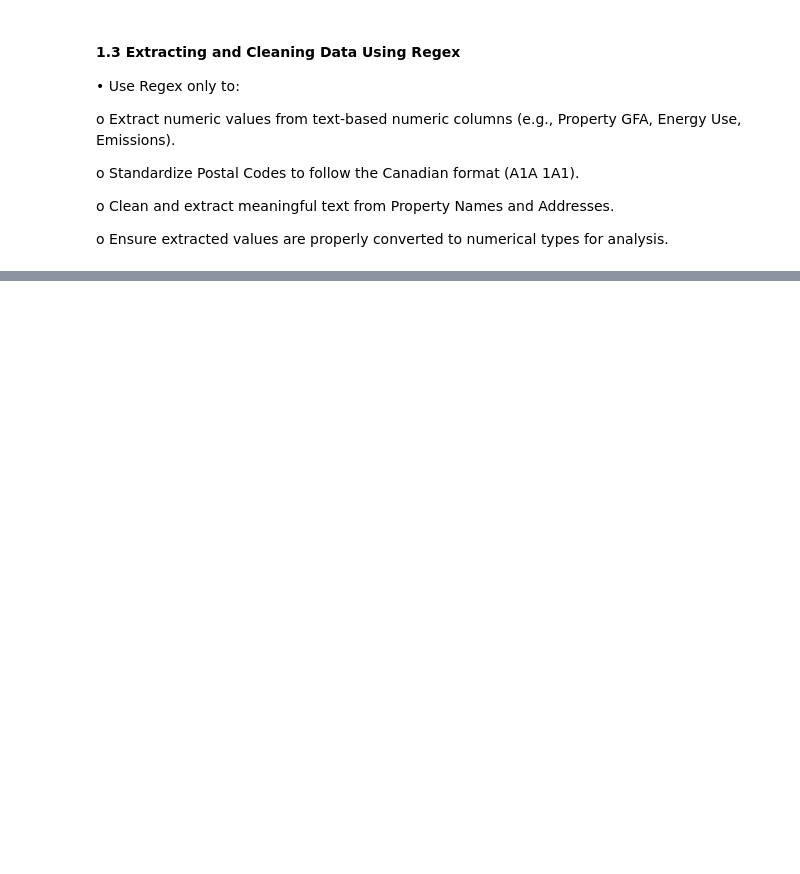
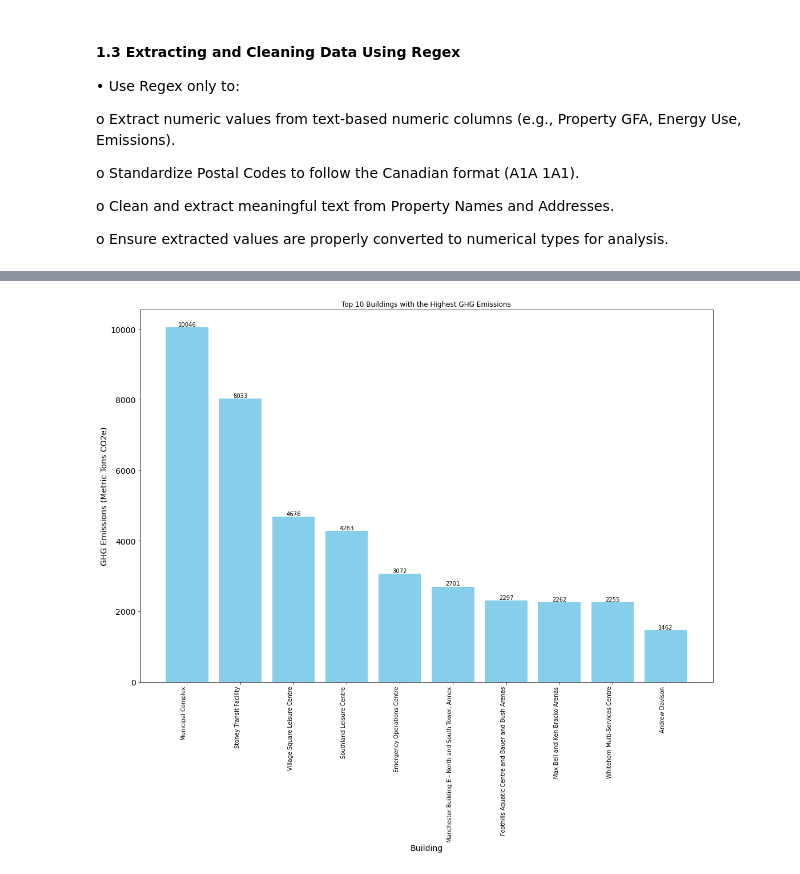
Before and after one commit to RaoDeepikaG/Building-Energy-Benchmarking, a Jupyter notebook: hw4.ipynb, the cells around one changed output, grey strips where cells are left out. Saved outputs shown, nothing was run; the diff lists cells and outputs as text; code cells hidden in the pictures; blank space fills up the shorter version.

```diff
--- a/hw4.ipynb
+++ b/hw4.ipynb
@@ -478,0 +362,2 @@ df_na_removed.nlargest(5, 'Site Energy Use (GJ)')[['Property Name', 'Site Energy
+# %%
+postal_code_needsformat = df_na_removed['Postal Code'][df_na_removed['Postal Code'].str.len() != 7].index.tolist()
@@ -478,0 +368,4 @@ df_na_removed.nlargest(5, 'Site Energy Use (GJ)')[['Property Name', 'Site Energy
+# %%
+# add a space in those postal codes which are not of length 7
+for i in postal_code_needsformat:
+    df_na_removed['Postal Code'][i] = df_na_removed['Postal Code'][i][: 3]+ ' ' +df_na_removed['Postal Code'][i][3: ]
@@ -478,0 +519,3 @@ df_na_removed.nlargest(5, 'Site Energy Use (GJ)')[['Property Name', 'Site Energy
+# %%
+Top10_ghg_buildings = df_na_removed.groupby('Property Name')['Total GHG Emissions (Metric Tons CO2e)'].mean().sort_values(ascending = False)[:10].reset_index()
+display(Top10_ghg_buildings)
@@ -478,0 +534,20 @@ df_na_removed.nlargest(5, 'Site Energy Use (GJ)')[['Property Name', 'Site Energy
+# %%
+plt.figure(figsize=(18, 12))
+bars = plt.bar(Top10_ghg_buildings['Property Name'], Top10_ghg_buildings['Total GHG Emissions (Metric Tons CO2e)'], color='skyblue')
+
+# Add annotations to indicate the emission values
+for bar in bars:
+    yval = bar.get_height()
+    plt.text(bar.get_x() + bar.get_width()/2 , yval, int(yval), ha='center', va='bottom')
+
+
+plt.title('Top 10 Buildings with the Highest GHG Emissions')
+plt.ylabel('GHG Emissions (Metric Tons CO2e)', fontsize = 14)
+
+# Rotate x-axis labels for better readability
+plt.xticks(rotation=90, ha='right')
+plt.yticks(fontsize = 14)
+plt.xlabel('Building', fontsize = 14)
+plt.show()
+# %% [output]
+[figure, added]
```
Also changed, not shown: parts of 103 cells of this notebook.
